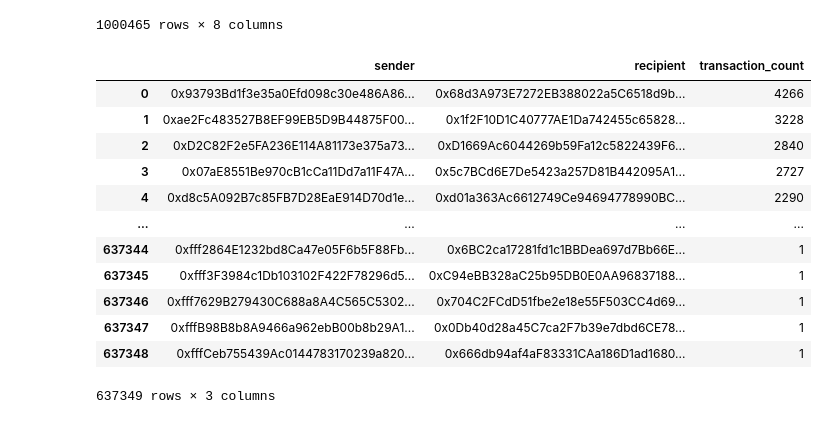
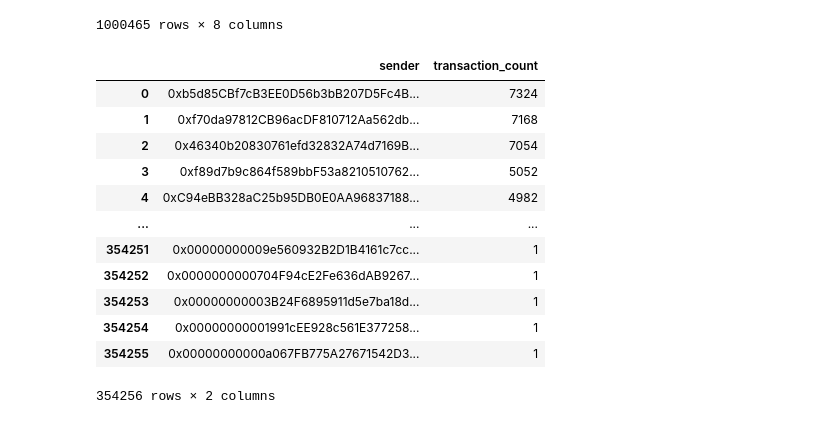
Before and after one commit to seelyfrank/blockchain-fraud-detection, a Jupyter notebook: notebooks/FeatureEngineering.ipynb, the cells around one changed output. Saved outputs shown, nothing was run; the diff lists cells and outputs as text; code cells hidden in the pictures.

```diff
--- a/notebooks/FeatureEngineering.ipynb
+++ b/notebooks/FeatureEngineering.ipynb
@@ -45,30 +45,29 @@ df
 # %%
 conn = sqlite3.connect(':memory:')
 df.to_sql('transactions', conn, index=False)
 
 query = '''
 SELECT
     sender,
-    recipient,
     COUNT(*) AS transaction_count
 FROM transactions
-GROUP BY sender, recipient
+GROUP BY sender
 ORDER BY transaction_count desc
 
 '''
 results = pd.read_sql_query(query, conn)
 results
 # %% [output]
-|  | sender | recipient | transaction_count |
-| 0 | 0x93793Bd1f3e35a0Efd098c30e486A86... | 0x68d3A973E7272EB388022a5C6518d9b... | 4266 |
-| 1 | 0xae2Fc483527B8EF99EB5D9B44875F00... | 0x1f2F10D1C40777AE1Da742455c65828... | 3228 |
-| 2 | 0xD2C82F2e5FA236E114A81173e375a73... | 0xD1669Ac6044269b59Fa12c5822439F6... | 2840 |
-| 3 | 0x07aE8551Be970cB1cCa11Dd7a11F47A... | 0x5c7BCd6E7De5423a257D81B442095A1... | 2727 |
-| 4 | 0xd8c5A092B7c85FB7D28EaE914D70d1e... | 0xd01a363Ac6612749Ce94694778990BC... | 2290 |
-| ... | ... | ... | ... |
-| 637344 | 0xfff2864E1232bd8Ca47e05F6b5F88Fb... | 0x6BC2ca17281fd1c1BBDea697d7Bb66E... | 1 |
-| 637345 | 0xfff3F3984c1Db103102F422F78296d5... | 0xC94eBB328aC25b95DB0E0AA96837188... | 1 |
-| 637346 | 0xfff7629B279430C688a8A4C565C5302... | 0x704C2FCdD51fbe2e18e55F503CC4d69... | 1 |
-| 637347 | 0xfffB98B8b8A9466a962ebB00b8b29A1... | 0x0Db40d28a45C7ca2F7b39e7dbd6CE78... | 1 |
-| 637348 | 0xfffCeb755439Ac0144783170239a820... | 0x666db94af4aF83331CAa186D1ad1680... | 1 |
+|  | sender | transaction_count |
+| 0 | 0xb5d85CBf7cB3EE0D56b3bB207D5Fc4B... | 7324 |
+| 1 | 0xf70da97812CB96acDF810712Aa562db... | 7168 |
+| 2 | 0x46340b20830761efd32832A74d7169B... | 7054 |
+| 3 | 0xf89d7b9c864f589bbF53a8210510762... | 5052 |
+| 4 | 0xC94eBB328aC25b95DB0E0AA96837188... | 4982 |
+| ... | ... | ... |
+| 354251 | 0x00000000009e560932B2D1B4161c7cc... | 1 |
+| 354252 | 0x0000000000704F94cE2Fe636dAB9267... | 1 |
+| 354253 | 0x00000000003B24F6895911d5e7ba18d... | 1 |
+| 354254 | 0x00000000001991cEE928c561E377258... | 1 |
+| 354255 | 0x00000000000a067FB775A27671542D3... | 1 |
-637349 rows × 3 columns
+354256 rows × 2 columns
```
Also changed, not shown: 4 other files.
